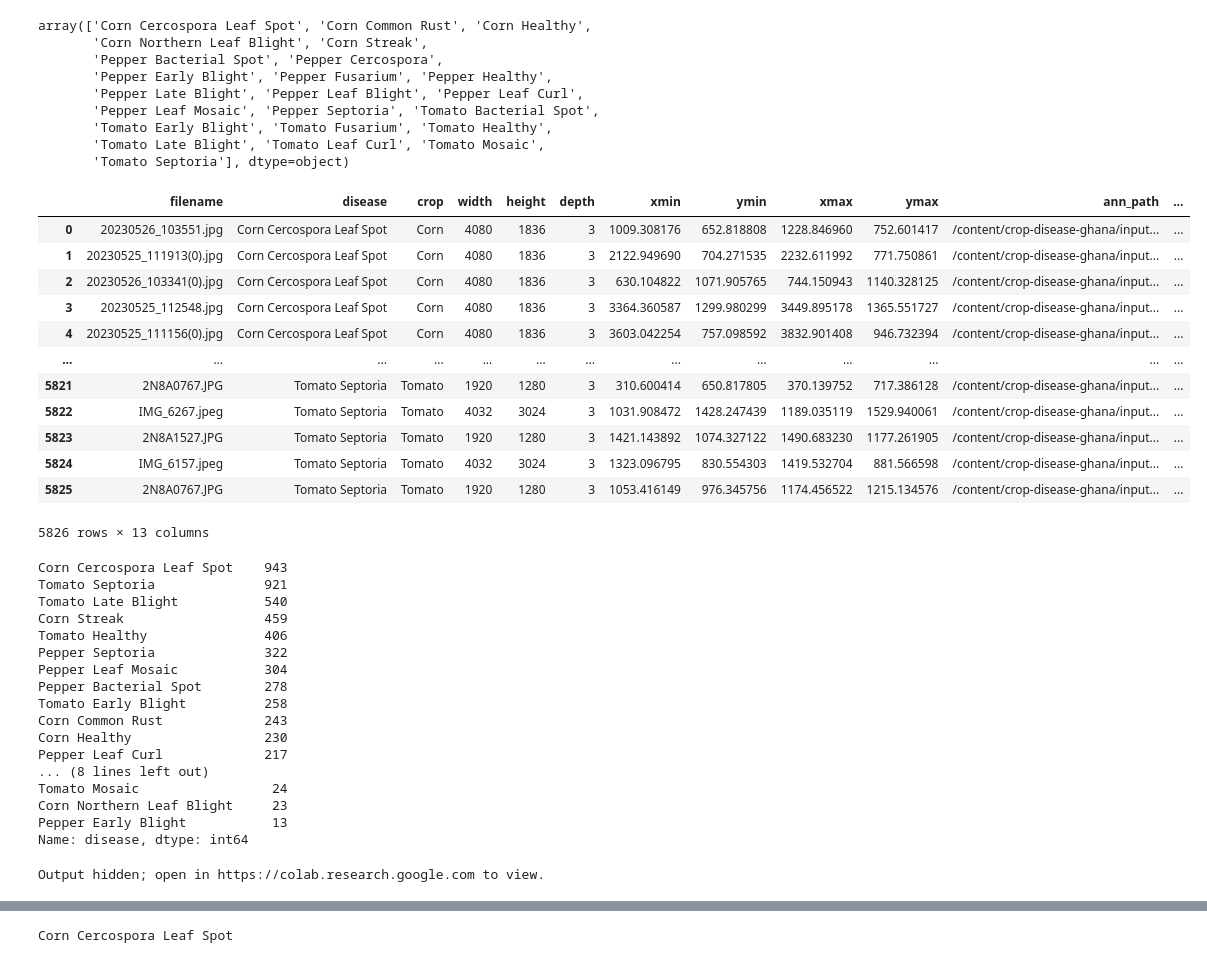
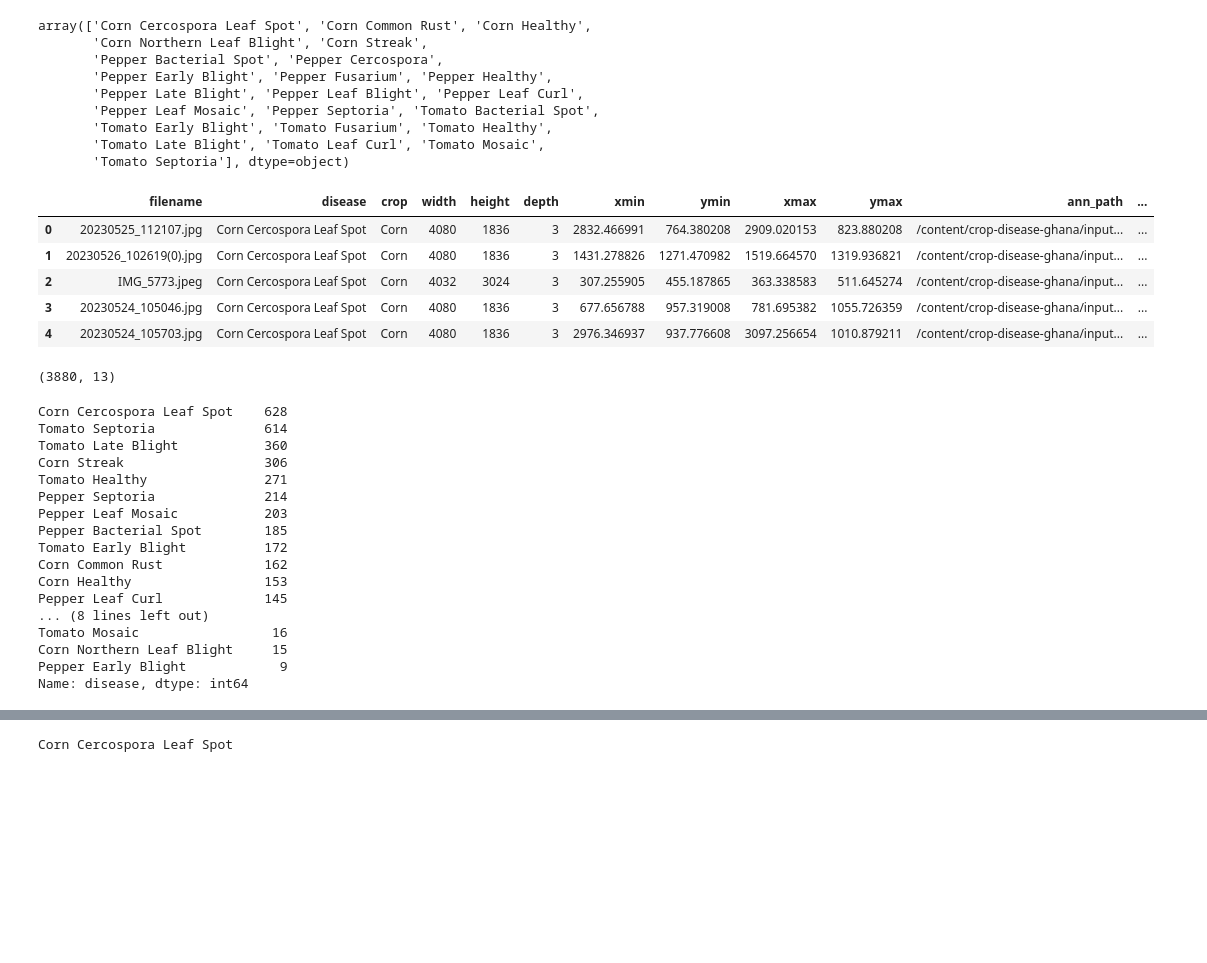
Before and after one commit to ljtaylor99/AAI-521-Final-Project, a Jupyter notebook: AAI_521_Final_Project_Classification_BoundingBox.ipynb, the cells around one changed output, grey strips where cells are left out. Drawn from its saved outputs; the diff is of its cells as text; code cells hidden in the pictures; blank space fills up the shorter version.

```diff
--- a/AAI_521_Final_Project_Classification_BoundingBox.ipynb
+++ b/AAI_521_Final_Project_Classification_BoundingBox.ipynb
@@ -249,7 +249,7 @@ Name: Cercospora leaf spot, Bounding Box: (2170.7512060647828, 1204.743204441041
 Name: Cercospora leaf spot, Bounding Box: (1107.8704341833218, 642.4154862174579, 1265.3342522398345, 729.5762825421133)
 Name: Cercospora leaf spot, Bounding Box: (258.6905582356995, 1173.8151799387442, 413.3425223983459, 1277.845807810107)
 # %%
-df=labels_df['disease'].value_counts()/10
+df=labels_df['disease'].value_counts()/15
 sorted_disease_counts = df.sort_index()
 sorted_disease_counts
 # %% [output]
@@ -292,59 +292,38 @@ for i in np.unique(labels_df['disease']):
   df_balanced = df_balanced.append(samp,ignore_index = True)
   indx=indx+1
 # %%
-df_balanced
+df_balanced.head()
 # %% [output]
 |  | filename | disease | crop | width | height | depth | xmin | ymin | xmax | ymax | ann_path | ... |
-| 0 | 20230526_103551.jpg | Corn Cercospora Leaf Spot | Corn | 4080 | 1836 | 3 | 1009.308176 | 652.818808 | 1228.846960 | 752.601417 | /content/crop-disease-ghana/input... | ... |
-| 1 | 20230525_111913(0).jpg | Corn Cercospora Leaf Spot | Corn | 4080 | 1836 | 3 | 2122.949690 | 704.271535 | 2232.611992 | 771.750861 | /content/crop-disease-ghana/input... | ... |
-| 2 | 20230526_103341(0).jpg | Corn Cercospora Leaf Spot | Corn | 4080 | 1836 | 3 | 630.104822 | 1071.905765 | 744.150943 | 1140.328125 | /content/crop-disease-ghana/input... | ... |
-| 3 | 20230525_112548.jpg | Corn Cercospora Leaf Spot | Corn | 4080 | 1836 | 3 | 3364.360587 | 1299.980299 | 3449.895178 | 1365.551727 | /content/crop-disease-ghana/input... | ... |
-| 4 | 20230525_111156(0).jpg | Corn Cercospora Leaf Spot | Corn | 4080 | 1836 | 3 | 3603.042254 | 757.098592 | 3832.901408 | 946.732394 | /content/crop-disease-ghana/input... | ... |
-| ... | ... | ... | ... | ... | ... | ... | ... | ... | ... | ... | ... | ... |
-| 5821 | 2N8A0767.JPG | Tomato Septoria | Tomato | 1920 | 1280 | 3 | 310.600414 | 650.817805 | 370.139752 | 717.386128 | /content/crop-disease-ghana/input... | ... |
-| 5822 | IMG_6267.jpeg | Tomato Septoria | Tomato | 4032 | 3024 | 3 | 1031.908472 | 1428.247439 | 1189.035119 | 1529.940061 | /content/crop-disease-ghana/input... | ... |
-| 5823 | 2N8A1527.JPG | Tomato Septoria | Tomato | 1920 | 1280 | 3 | 1421.143892 | 1074.327122 | 1490.683230 | 1177.261905 | /content/crop-disease-ghana/input... | ... |
-| 5824 | IMG_6157.jpeg | Tomato Septoria | Tomato | 4032 | 3024 | 3 | 1323.096795 | 830.554303 | 1419.532704 | 881.566598 | /content/crop-disease-ghana/input... | ... |
-| 5825 | 2N8A0767.JPG | Tomato Septoria | Tomato | 1920 | 1280 | 3 | 1053.416149 | 976.345756 | 1174.456522 | 1215.134576 | /content/crop-disease-ghana/input... | ... |
+| 0 | 20230525_112107.jpg | Corn Cercospora Leaf Spot | Corn | 4080 | 1836 | 3 | 2832.466991 | 764.380208 | 2909.020153 | 823.880208 | /content/crop-disease-ghana/input... | ... |
+| 1 | 20230526_102619(0).jpg | Corn Cercospora Leaf Spot | Corn | 4080 | 1836 | 3 | 1431.278826 | 1271.470982 | 1519.664570 | 1319.936821 | /content/crop-disease-ghana/input... | ... |
+| 2 | IMG_5773.jpeg | Corn Cercospora Leaf Spot | Corn | 4032 | 3024 | 3 | 307.255905 | 455.187865 | 363.338583 | 511.645274 | /content/crop-disease-ghana/input... | ... |
+| 3 | 20230524_105046.jpg | Corn Cercospora Leaf Spot | Corn | 4080 | 1836 | 3 | 677.656788 | 957.319008 | 781.695382 | 1055.726359 | /content/crop-disease-ghana/input... | ... |
+| 4 | 20230524_105703.jpg | Corn Cercospora Leaf Spot | Corn | 4080 | 1836 | 3 | 2976.346937 | 937.776608 | 3097.256654 | 1010.879211 | /content/crop-disease-ghana/input... | ... |
-5826 rows × 13 columns
+# %%
+df_balanced.shape
+# %% [output]
+(3880, 13)
 # %%
 df_balanced['disease'].value_counts()
 # %% [output]
-Corn Cercospora Leaf Spot    943
-Tomato Septoria              921
-Tomato Late Blight           540
-Corn Streak                  459
-Tomato Healthy               406
-Pepper Septoria              322
-Pepper Leaf Mosaic           304
-Pepper Bacterial Spot        278
-Tomato Early Blight          258
-Corn Common Rust             243
-Corn Healthy                 230
-Pepper Leaf Curl             217
+Corn Cercospora Leaf Spot    628
+Tomato Septoria              614
+Tomato Late Blight           360
+Corn Streak                  306
+Tomato Healthy               271
+Pepper Septoria              214
+Pepper Leaf Mosaic           203
+Pepper Bacterial Spot        185
+Tomato Early Blight          172
+Corn Common Rust             162
+Corn Healthy                 153
+Pepper Leaf Curl             145
 ... (8 lines left out)
-Tomato Mosaic                 24
-Corn Northern Leaf Blight     23
-Pepper Early Blight           13
+Tomato Mosaic                 16
+Corn Northern Leaf Blight     15
+Pepper Early Blight            9
 Name: disease, dtype: int64
-# %%
-# Define padding function
-# Use this tutorial as a guide:
-# https://note.nkmk.me/en/python-pillow-add-margin-expand-canvas/
-def pad_img(im,top, right, bottom =0, left = 0, color = (0,0,0)):
-
-    photo = Image.open(im)
-    size = photo.size
-    new_width = size[0] + right + left
-    new_height = size[1] + top + bottom
-    result = Image.new(photo.mode, (new_width, new_height), color)
-    result.paste(photo, (left, top))
-    return result
-# Test out function
-pad_img(df_balanced['img_path'][0],500,350)
-#display_image(test_img)
-# %% [output]
-Output hidden; open in https://colab.research.google.com to view.
 # %%
 new_xmin = []
 new_ymin = []
```
Also changed, not shown: parts of 19 cells of this notebook.
